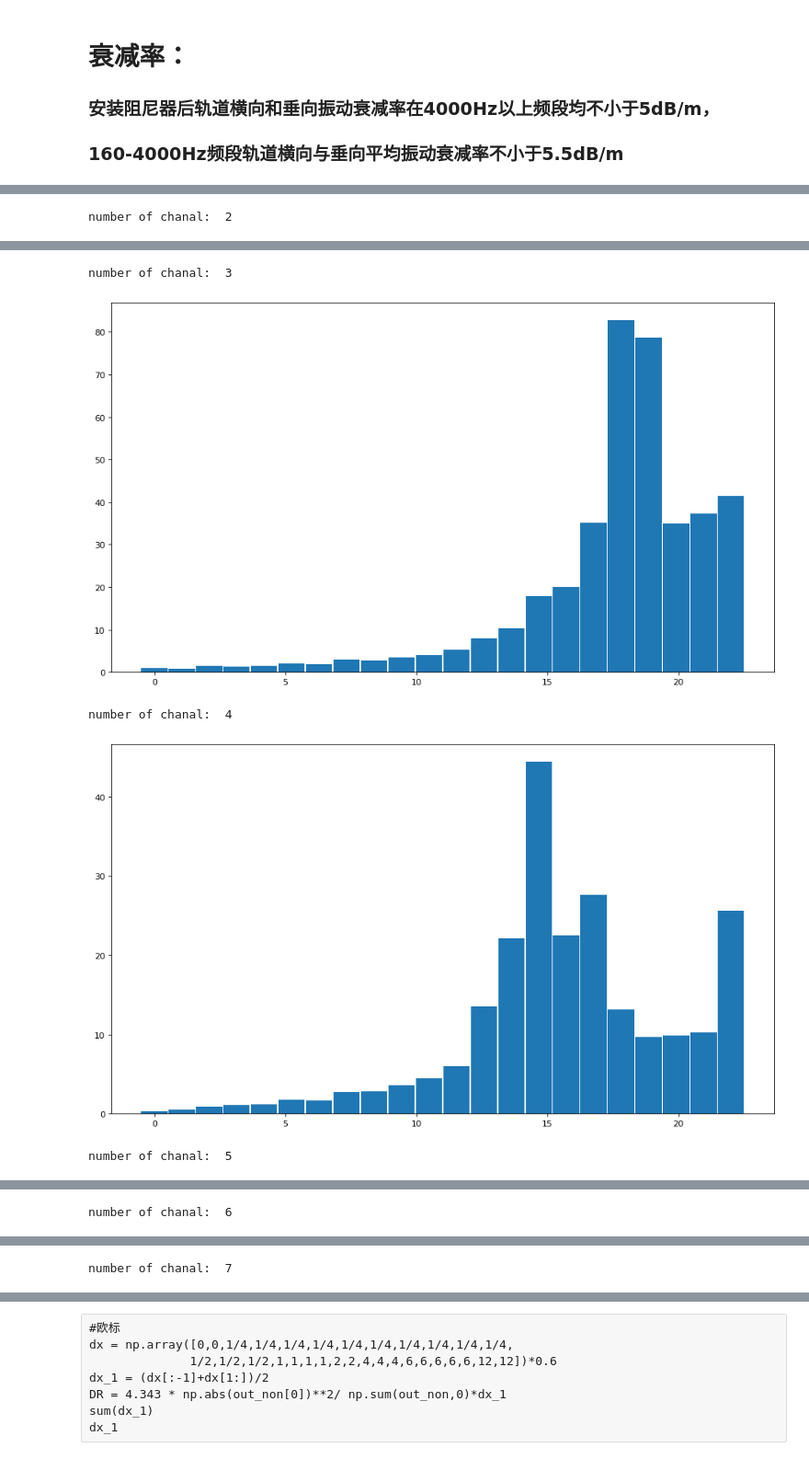
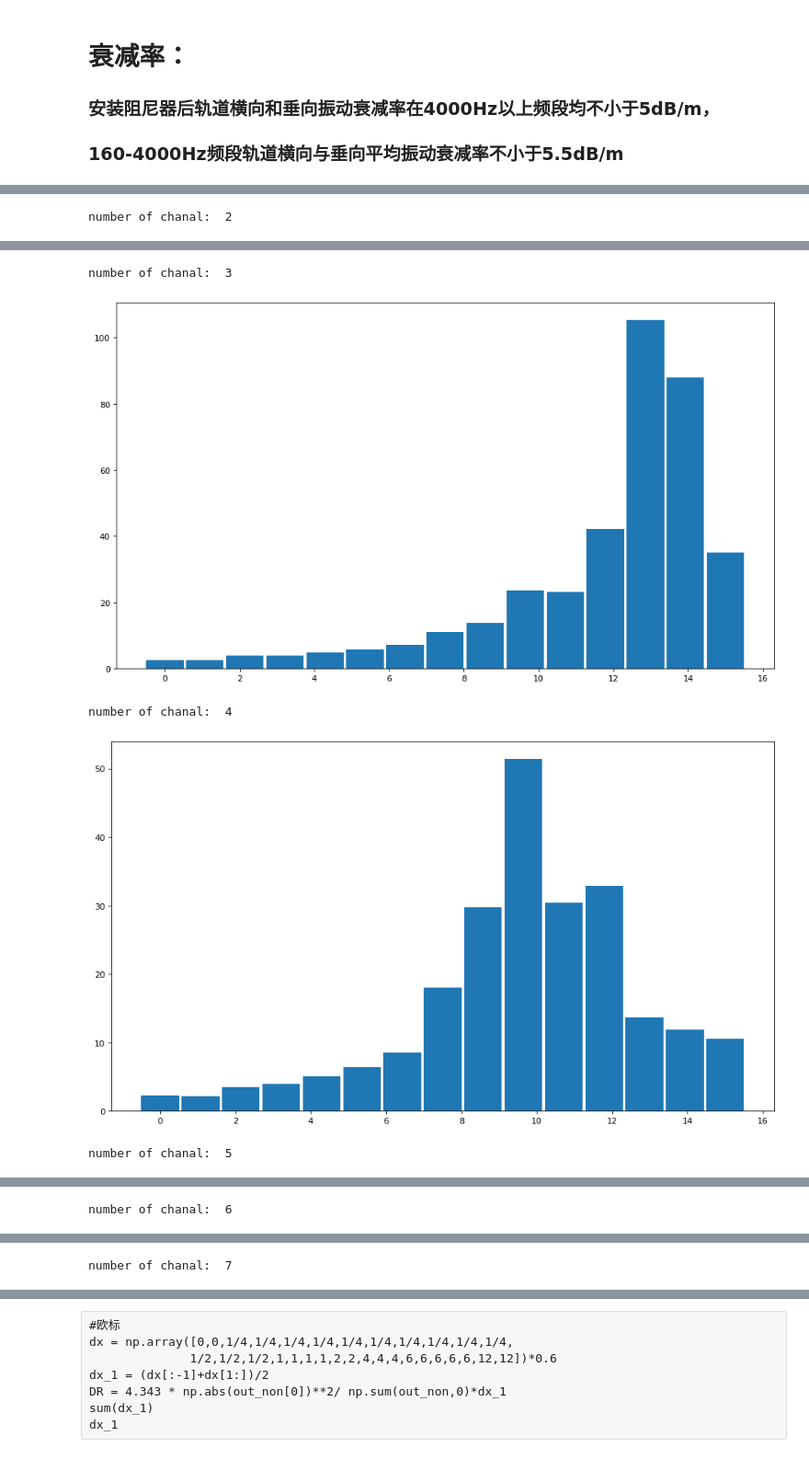
Before and after one commit to promisegwj/soundpressure, a Jupyter notebook: decay_rate.ipynb, the cells around one changed output, grey strips where cells are left out. Shown: that part at 92% size. Saved outputs shown, nothing was run; the diff lists cells and outputs as text; code cells hidden in the pictures.

Commit message:
include data

```diff
--- a/decay_rate.ipynb
+++ b/decay_rate.ipynb
@@ -104,22 +108,22 @@ def calculate(address, measure_frqs, freqs_order,channal):
 if __name__ == '__main__':
 
     #读入文件地址
-    ads = '/Users/guowuji/Documents/measure_data/dr/z_2_3.xlsx'
+    ads = '/Users/guowuji/Documents/measure_data/dr/z_2_5.xlsx'
     #采集频率
     measure_frqs = 20000
-    out_non = np.zeros((10,22))
-    non = np.zeros(22)
+    out_non = np.zeros((10,15))
+    non = np.zeros(15)
     for i in range(2,11):
         #out_non,out_Z, non, Z = calculate(ads, measure_frqs, freqs_3[22:37], Wght_fct[:20],i)
         #out_non[i-2], non[i-2] = calculate(ads, measure_frqs, freqs_3[17:39], i)
-        out_non[i-2] = calculate(ads, measure_frqs, freqs_3[17:39], i)
+        out_non[i-2] = calculate(ads, measure_frqs, freqs_3[22:37], i)
         print("number of chanal: " , i)
         #print("non=",non)
         #print(out_non)
         #print("Z=",Z)
         #print(out_Z)
         plt.figure(figsize=(14,8), dpi=80)
-        plt.bar(np.linspace(0,22,22),out_non[i-2],1,align='center')
+        plt.bar(np.linspace(0,15,15),out_non[i-2],1,align='center')
         plt.show()
 # %% [output]
 number of chanal:  2
@@ -127,5 +131,5 @@ number of chanal:  2
 number of chanal:  3
-[figure, old version]
+[figure, new version]
 number of chanal:  4
-[figure, old version]
+[figure, new version]
 number of chanal:  5
```
Also changed, not shown: parts of 4 cells of this notebook, 5 other files.
